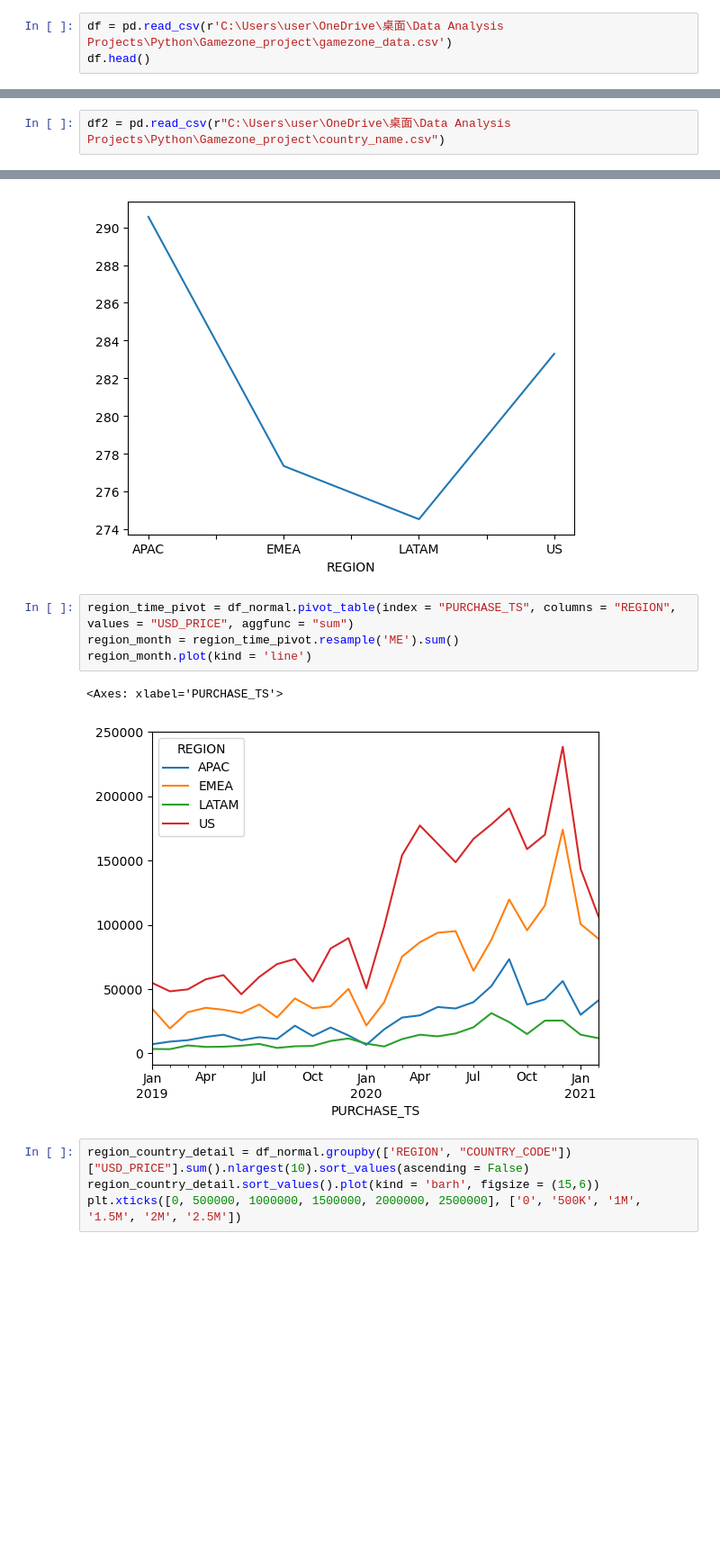
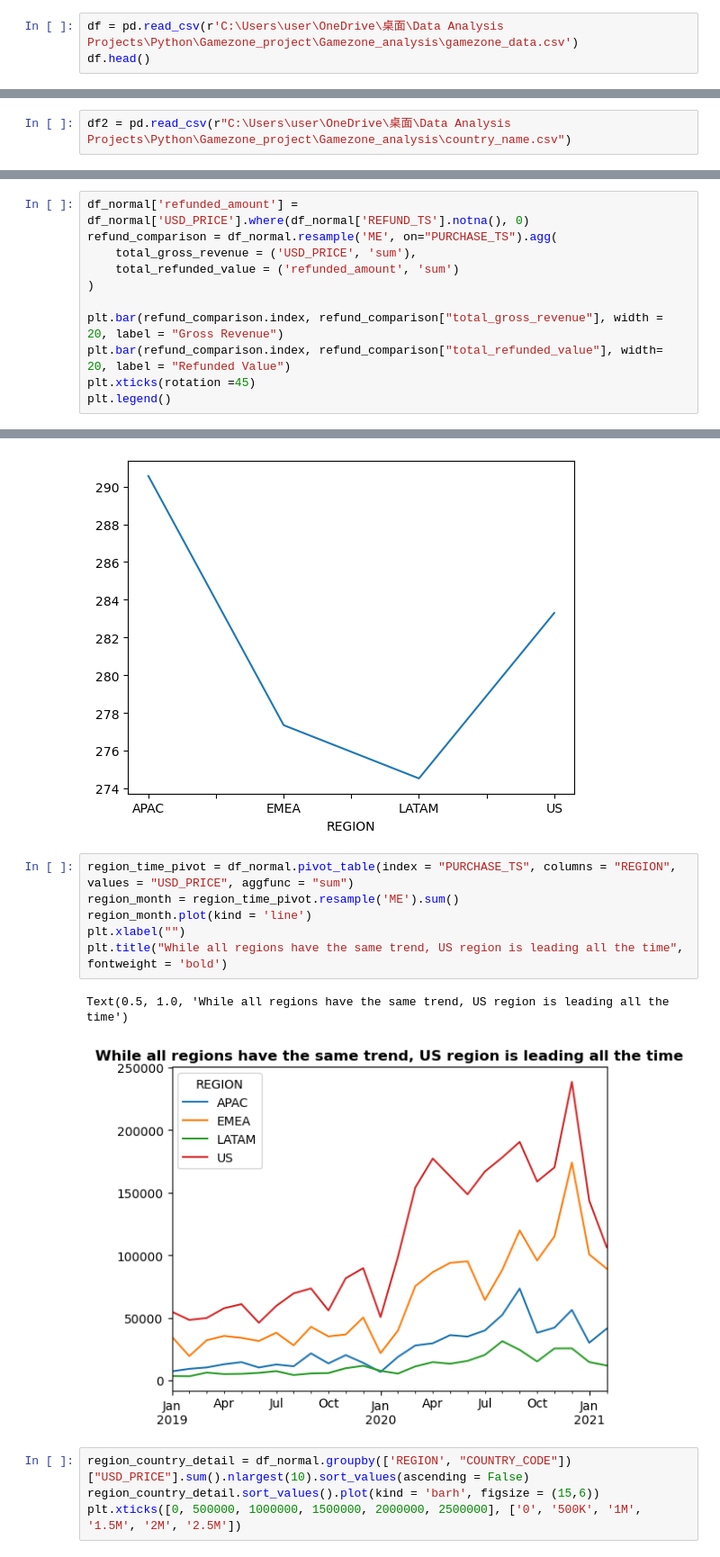
Before and after one commit to wadeallen3030-dotcom/Gamezone_analysis, a Jupyter notebook: gamezone.ipynb, the cells around one changed output, grey strips where cells are left out. Shown at 90% size. Drawn from its saved outputs; the diff is of its cells as text; blank space fills up the shorter version.

```diff
--- a/gamezone.ipynb
+++ b/gamezone.ipynb
@@ -4,7 +4,7 @@ import numpy as np
 import matplotlib.pyplot as plt
 import seaborn as sns
 # %%
-df = pd.read_csv(r'C:\Users\user\OneDrive\桌面\Data Analysis Projects\Python\Gamezone_project\gamezone_data.csv')
+df = pd.read_csv(r'C:\Users\user\OneDrive\桌面\Data Analysis Projects\Python\Gamezone_project\Gamezone_analysis\gamezone_data.csv')
 df.head()
 # %% [output]
 |  | USER_ID | ORDER_ID | PURCHASE_TS | SHIP_TS | REFUND_TS | PRODUCT_NAME | PRODUCT_ID | USD_PRICE | ... |
@@ -166,7 +166,7 @@ plt.ticklabel_format(style = 'plain', axis = 'y')
 # %% [output]
 [figure]
 # %%
-df2 = pd.read_csv(r"C:\Users\user\OneDrive\桌面\Data Analysis Projects\Python\Gamezone_project\country_name.csv")
+df2 = pd.read_csv(r"C:\Users\user\OneDrive\桌面\Data Analysis Projects\Python\Gamezone_project\Gamezone_analysis\country_name.csv")
 # %%
 df2.head()
 # %% [output]
@@ -451,0 +594,11 @@ refund_trend.plot(kind = 'line', marker = 'o')
+# %%
+df_normal['refunded_amount'] = df_normal['USD_PRICE'].where(df_normal['REFUND_TS'].notna(), 0)
+refund_comparison = df_normal.resample('ME', on="PURCHASE_TS").agg(
+    total_gross_revenue = ('USD_PRICE', 'sum'),
+    total_refunded_value = ('refunded_amount', 'sum')
+)
+
+plt.bar(refund_comparison.index, refund_comparison["total_gross_revenue"], width = 20, label = "Gross Revenue")
+plt.bar(refund_comparison.index, refund_comparison["total_refunded_value"], width=  20, label = "Refunded Value")
+plt.xticks(rotation =45)
+plt.legend()
@@ -489,10 +675,12 @@ dtype: float64
 # %%
 region_time_pivot = df_normal.pivot_table(index = "PURCHASE_TS", columns = "REGION", values = "USD_PRICE", aggfunc = "sum")
 region_month = region_time_pivot.resample('ME').sum()
 region_month.plot(kind = 'line')
+plt.xlabel("")
+plt.title("While all regions have the same trend, US region is leading all the time", fontweight = 'bold')
 # %% [output]
-<Axes: xlabel='PURCHASE_TS'>
+Text(0.5, 1.0, 'While all regions have the same trend, US region is leading all the time')
-[figure, old version]
+[figure, new version]
 # %%
 region_country_detail = df_normal.groupby(['REGION', "COUNTRY_CODE"])["USD_PRICE"].sum().nlargest(10).sort_values(ascending = False)
 region_country_detail.sort_values().plot(kind = 'barh', figsize = (15,6))
```
Also changed, not shown: parts of 17 cells of this notebook.
